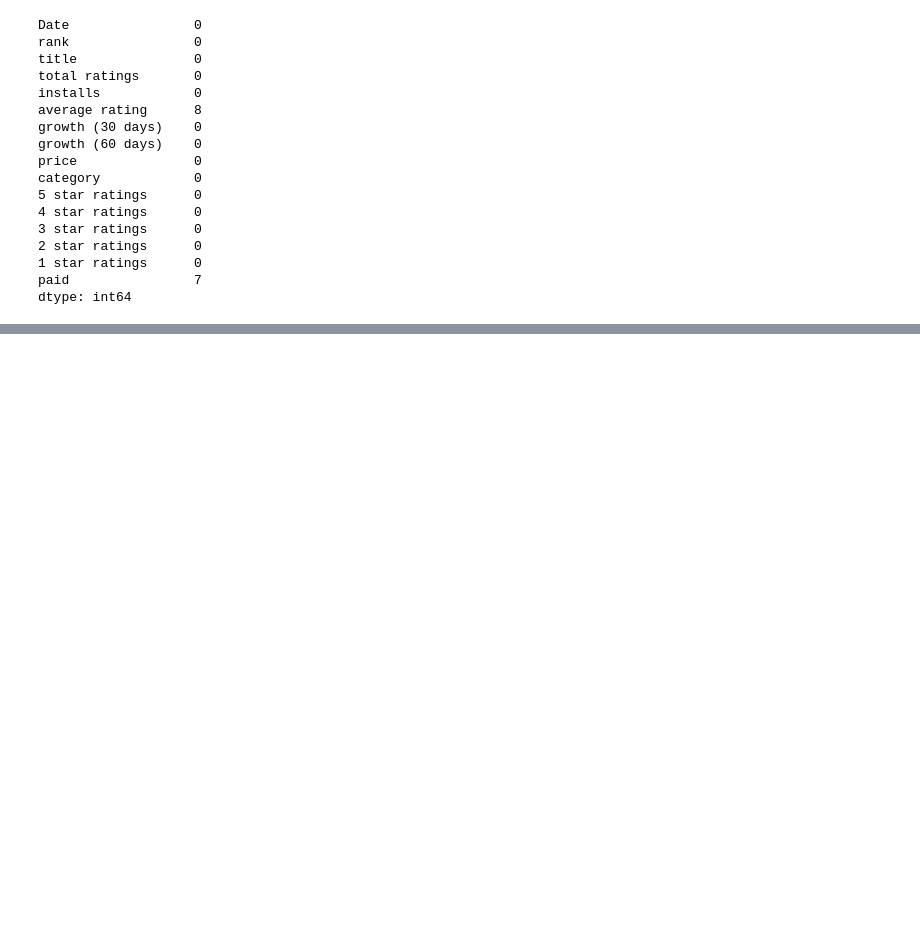
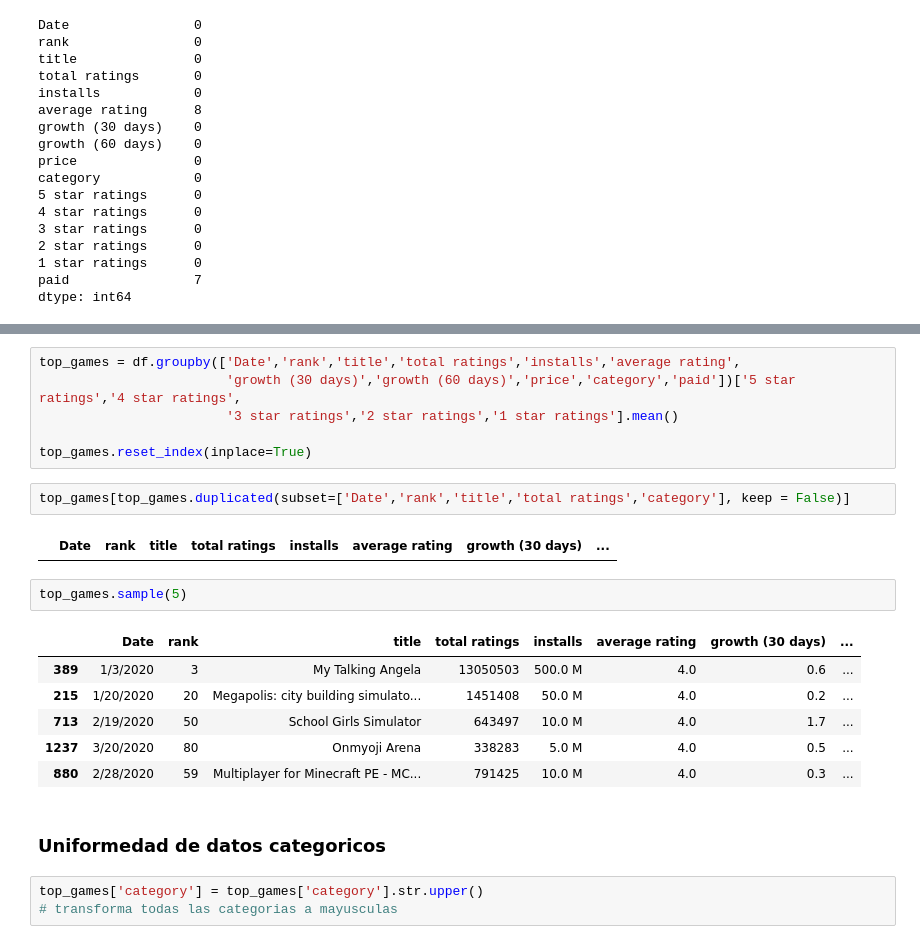
Before and after one commit to JeanetteBarrera/cleaning_data, a Jupyter notebook: cleaning_data.ipynb, the cells around one changed output, grey strips where cells are left out. Saved outputs shown, nothing was run; the diff lists cells and outputs as text; blank space fills up the shorter version.

```diff
--- a/cleaning_data.ipynb
+++ b/cleaning_data.ipynb
@@ -50,0 +194,24 @@ dtype: int64
+# %%
+top_games = df.groupby(['Date','rank','title','total ratings','installs','average rating',
+                        'growth (30 days)','growth (60 days)','price','category','paid'])['5 star ratings','4 star ratings',
+                        '3 star ratings','2 star ratings','1 star ratings'].mean()
+
+top_games.reset_index(inplace=True)
+# %%
+top_games[top_games.duplicated(subset=['Date','rank','title','total ratings','category'], keep = False)]
+# %% [output]
+|  | Date | rank | title | total ratings | installs | average rating | growth (30 days) | ... |
+# %%
+top_games.sample(5)
+# %% [output]
+|  | Date | rank | title | total ratings | installs | average rating | growth (30 days) | ... |
+| 389 | 1/3/2020 | 3 | My Talking Angela | 13050503 | 500.0 M | 4.0 | 0.6 | ... |
+| 215 | 1/20/2020 | 20 | Megapolis: city building simulato... | 1451408 | 50.0 M | 4.0 | 0.2 | ... |
+| 713 | 2/19/2020 | 50 | School Girls Simulator | 643497 | 10.0 M | 4.0 | 1.7 | ... |
+| 1237 | 3/20/2020 | 80 | Onmyoji Arena | 338283 | 5.0 M | 4.0 | 0.5 | ... |
+| 880 | 2/28/2020 | 59 | Multiplayer for Minecraft PE - MC... | 791425 | 10.0 M | 4.0 | 0.3 | ... |
+# %% [markdown]
+### Uniformedad de datos categoricos
+# %%
+top_games['category'] = top_games['category'].str.upper()
+# transforma todas las categorias a mayusculas
```
Also changed, not shown: parts of 33 cells of this notebook, 1 other file.
